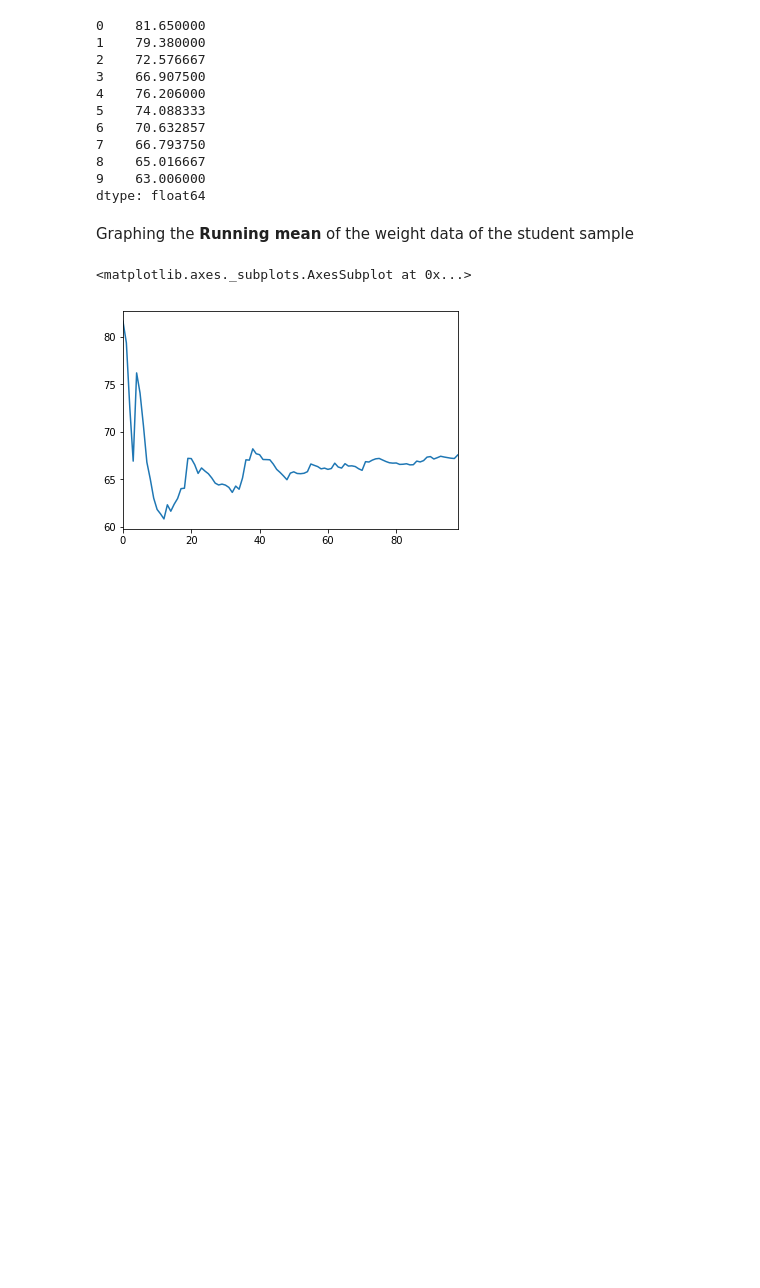
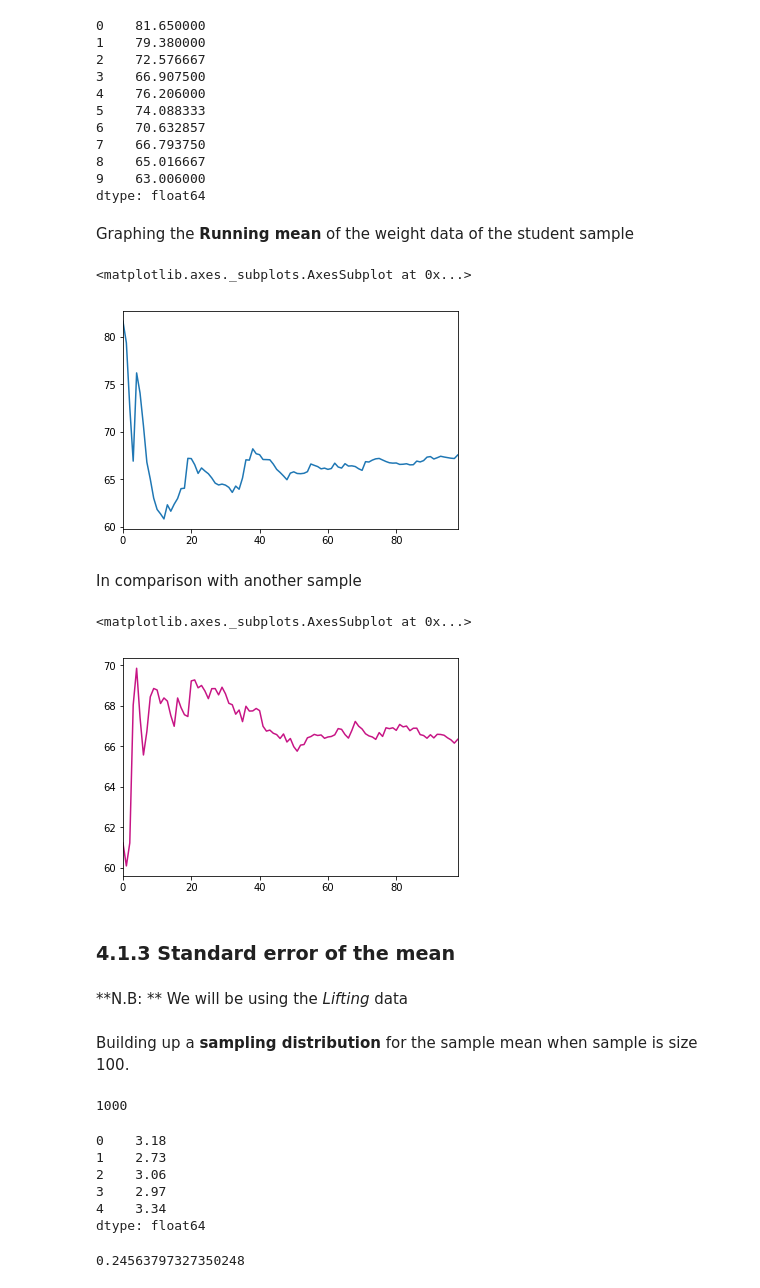
Before and after one commit to chikoungoun/OpenIntro, a Jupyter notebook: Chapter 4/Chap4_Foundations_for_Inference.ipynb, the cells around one changed output. Saved outputs shown, nothing was run; the diff lists cells and outputs as text; code cells hidden in the pictures; blank space fills up the shorter version.

Commit message:
Standard Error of an estimate

```diff
--- a/Chapter 4/Chap4_Foundations_for_Inference.ipynb
+++ b/Chapter 4/Chap4_Foundations_for_Inference.ipynb
@@ -200,3 +202,18 @@ wsrm.plot.line()
 # %% [output]
 <matplotlib.axes._subplots.AxesSubplot at 0x...>
 [figure]
+# %% [markdown]
+In comparison with another sample
+# %%
+wsrm2 = running_mean(sampl2['weight'])
+# %%
+wsrm2.plot.line(color='mediumvioletred')
+# %% [output]
+<matplotlib.axes._subplots.AxesSubplot at 0x...>
+[figure, added]
+# %% [markdown]
+### 4.1.3 Standard error of the mean
+# %% [markdown]
+**N.B: ** We will be using the <i>Lifting</i> data
+# %% [markdown]
+Building up a **sampling distribution** for the sample mean when sample is size 100.
@@ -202,0 +226,4 @@ wsrm.plot.line()
+# %%
+len(lift1k)
+# %% [output]
+1000
@@ -202,0 +232,14 @@ wsrm.plot.line()
+# %%
+lift_dist.head()
+# %% [output]
+0    3.18
+1    2.73
+2    3.06
+3    2.97
+4    3.34
+dtype: float64
+# %%
+#Standard deviation of the sample mean
+lift_dist.std()
+# %% [output]
+0.24563797327350248
```
Also changed, not shown: parts of 13 cells of this notebook.
